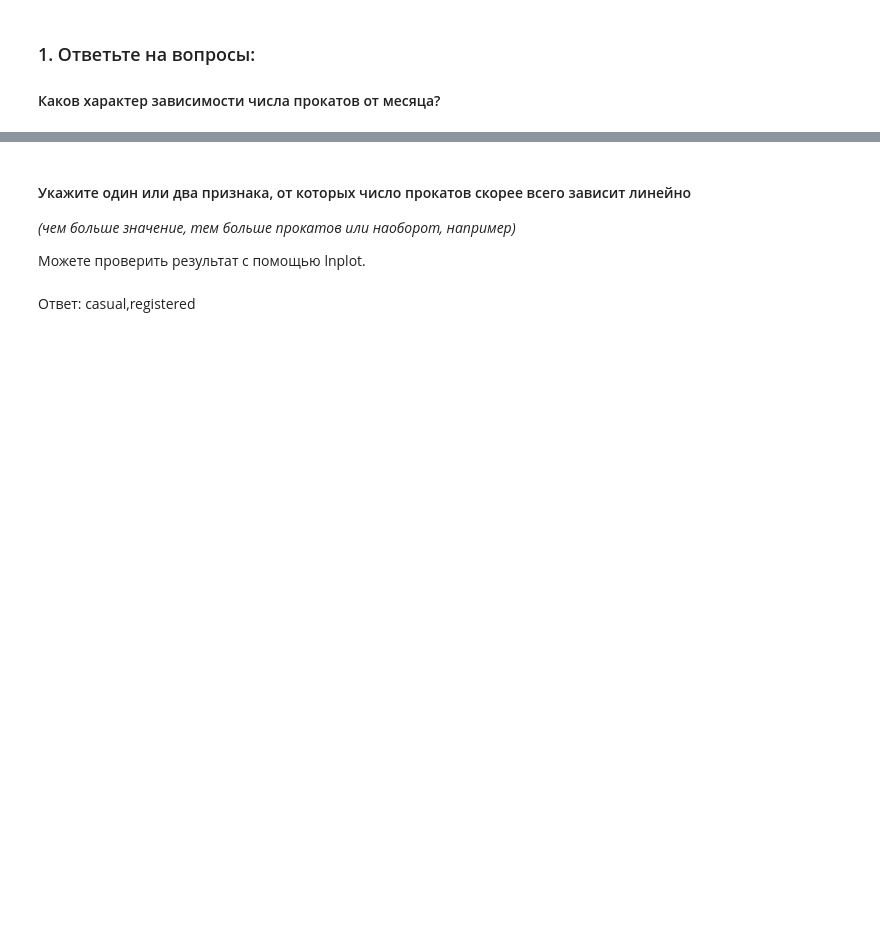
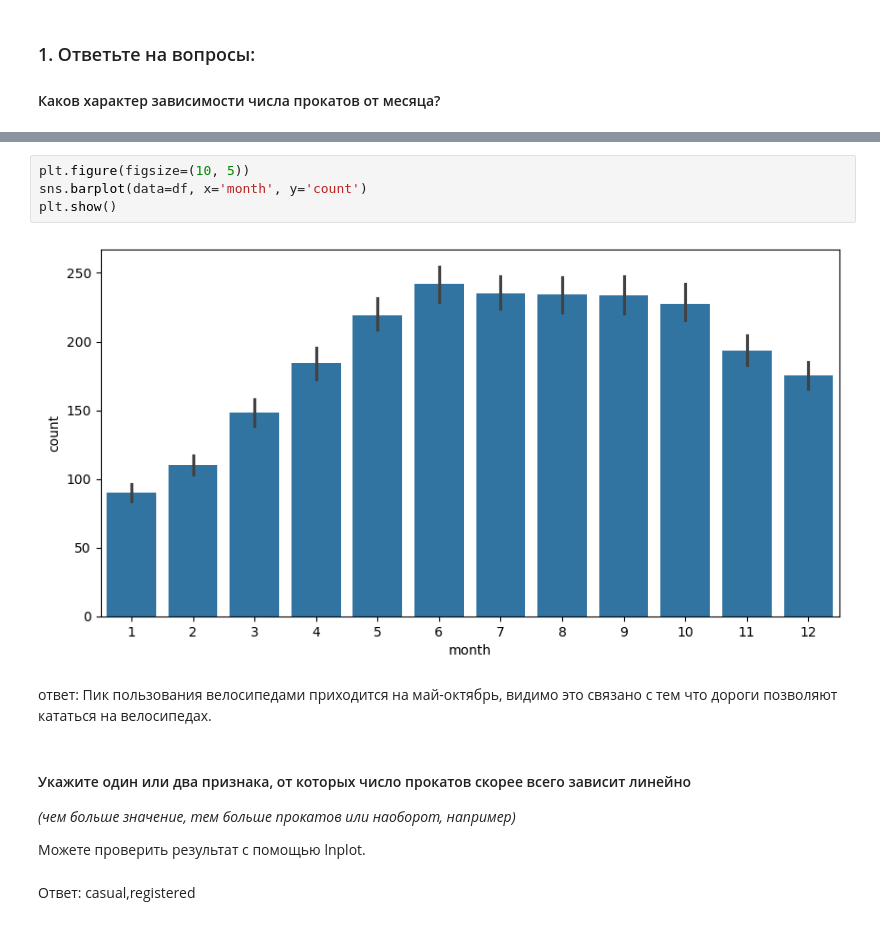
Before and after one commit to DanisStepanov/Computer-mathematics-systems, a Jupyter notebook: 5. Библиотека Pandas. Визуальный анализ данных/Практическая_работа_№5_Библиотека_Pandas.ipynb, the cells around one changed output, grey strips where cells are left out. Saved outputs shown, nothing was run; the diff lists cells and outputs as text; blank space fills up the shorter version.

```diff
--- a/5. Библиотека Pandas. Визуальный анализ данных/Практическая_работа_№5_Библиотека_Pandas.ipynb
+++ b/5. Библиотека Pandas. Визуальный анализ данных/Практическая_работа_№5_Библиотека_Pandas.ipynb
@@ -440,3 +440,11 @@ for idx, feature in enumerate(df.columns[:-1]):
+# %%
+plt.figure(figsize=(10, 5))
+sns.barplot(data=df, x='month', y='count')
+plt.show()
+# %% [output]
+[figure, added]
+# %% [markdown]
+ответ: Пик пользования велосипедами приходится на май-октябрь, видимо это связано с тем что дороги позволяют кататься на велосипедах.
 # %% [markdown]
 #### Укажите один или два признака, от которых число прокатов скорее всего зависит линейно
 _(чем больше значение, тем больше прокатов или наоборот, например)_
```
Also changed, not shown: parts of 8 cells of this notebook.
